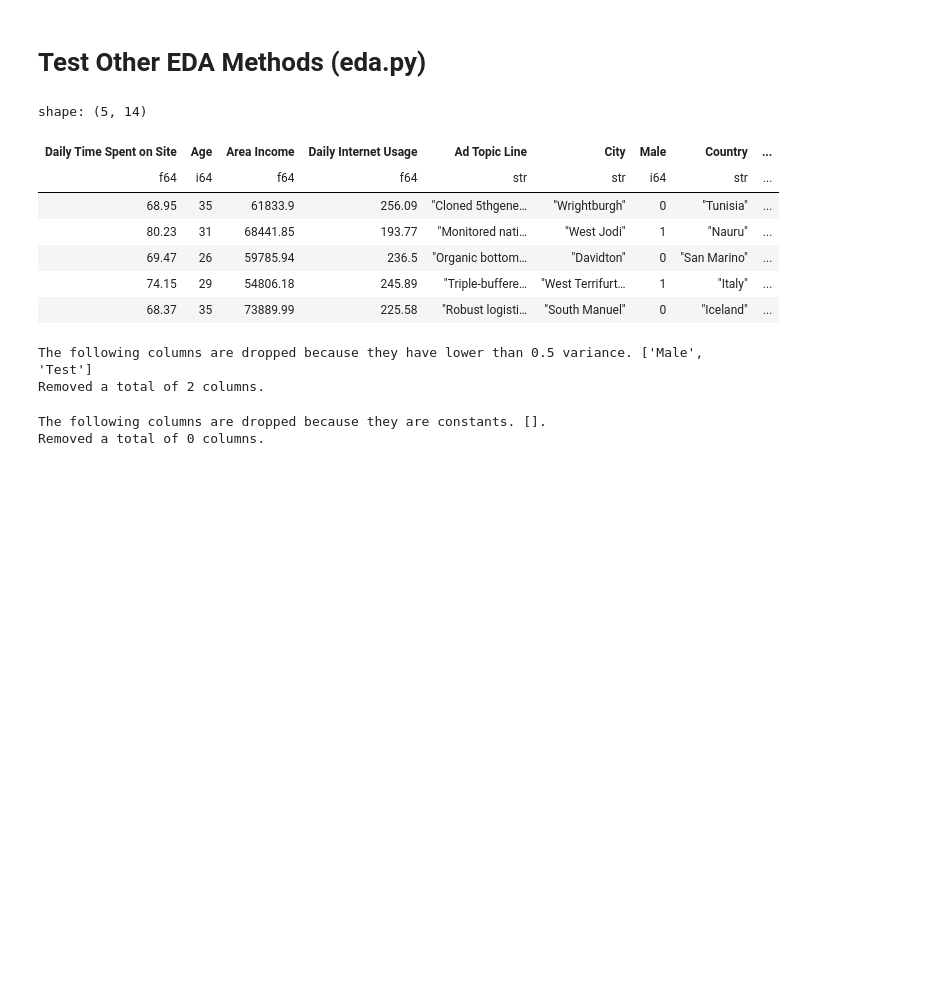
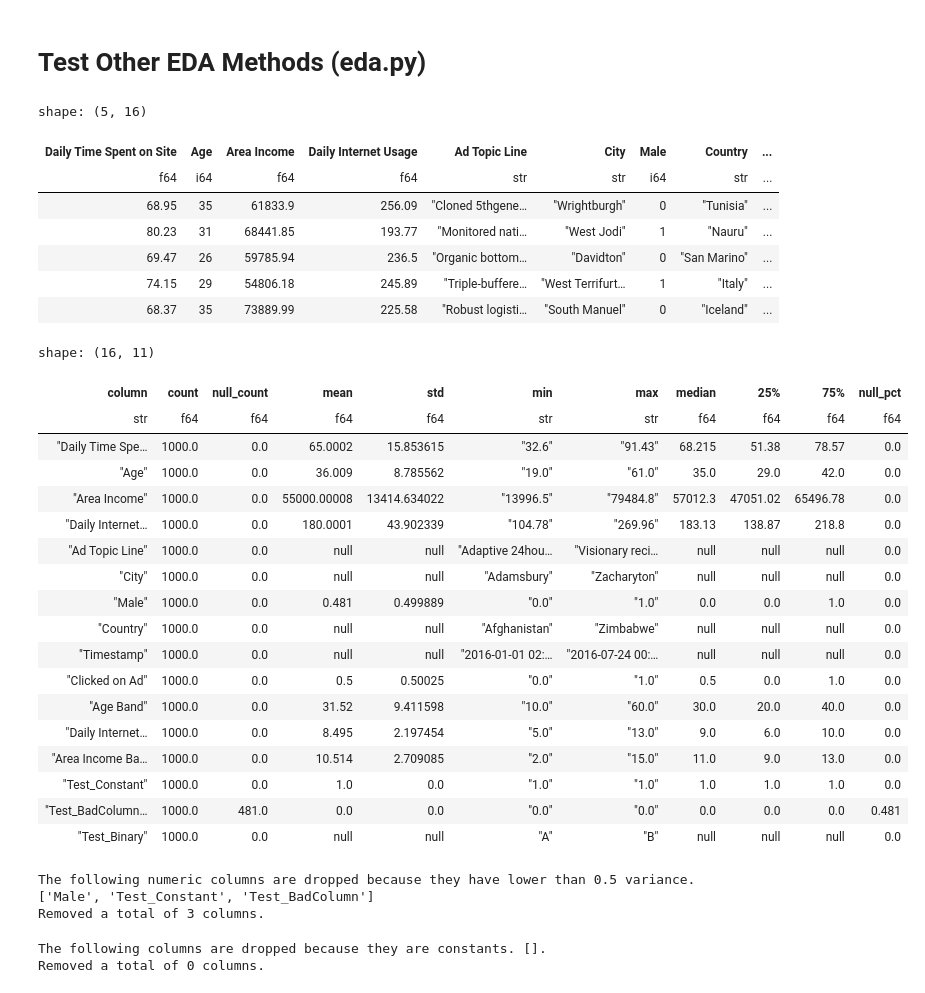
Before and after one commit to abstractqqq/dsds, a Jupyter notebook: examples.ipynb, the cells around one changed output. Saved outputs shown, nothing was run; the diff lists cells and outputs as text; code cells hidden in the pictures; blank space fills up the shorter version.

Commit message:
added percentil binning, better describe

```diff
--- a/examples.ipynb
+++ b/examples.ipynb
@@ -61,11 +61,14 @@ df = pl.read_csv("./data/advertising.csv").with_columns([
     ((pl.col("Age") // 10) * 10).alias("Age Band"),
     (pl.col("Daily Internet Usage") // 20).alias("Daily Internet Usage Band"),
     (pl.col("Area Income") // 5000).alias("Area Income Band"),
-    pl.when(pl.col("Male") == 0).then(0).otherwise(None).alias("Test")
+    pl.lit(1).alias("Test_Constant"),
+    pl.when(pl.col("Male") == 0).then(0).otherwise(None).alias("Test_BadColumn"),
+    pl.when(pl.col("Male") == 0).then("A").otherwise("B").alias("Test_Binary"),
 ])
+target = "Clicked on Ad"
 df.head()
 # %% [output]
-shape: (5, 14)
+shape: (5, 16)
 | Daily Time Spent on Site | Age | Area Income | Daily Internet Usage | Ad Topic Line | City | Male | Country | ... |
 | f64 | i64 | f64 | f64 | str | str | i64 | str | ... |
 | 68.95 | 35 | 61833.9 | 256.09 | "Cloned 5thgene… | "Wrightburgh" | 0 | "Tunisia" | ... |
@@ -73,11 +76,33 @@ shape: (5, 14)
 | 69.47 | 26 | 59785.94 | 236.5 | "Organic bottom… | "Davidton" | 0 | "San Marino" | ... |
 | 74.15 | 29 | 54806.18 | 245.89 | "Triple-buffere… | "West Terrifurt… | 1 | "Italy" | ... |
 | 68.37 | 35 | 73889.99 | 225.58 | "Robust logisti… | "South Manuel" | 0 | "Iceland" | ... |
+# %%
+describe(df)
+# %% [output]
+shape: (16, 11)
+| column | count | null_count | mean | std | min | max | median | 25% | 75% | null_pct |
+| str | f64 | f64 | f64 | f64 | str | str | f64 | f64 | f64 | f64 |
+| "Daily Time Spe… | 1000.0 | 0.0 | 65.0002 | 15.853615 | "32.6" | "91.43" | 68.215 | 51.38 | 78.57 | 0.0 |
+| "Age" | 1000.0 | 0.0 | 36.009 | 8.785562 | "19.0" | "61.0" | 35.0 | 29.0 | 42.0 | 0.0 |
+| "Area Income" | 1000.0 | 0.0 | 55000.00008 | 13414.634022 | "13996.5" | "79484.8" | 57012.3 | 47051.02 | 65496.78 | 0.0 |
+| "Daily Internet… | 1000.0 | 0.0 | 180.0001 | 43.902339 | "104.78" | "269.96" | 183.13 | 138.87 | 218.8 | 0.0 |
+| "Ad Topic Line" | 1000.0 | 0.0 | null | null | "Adaptive 24hou… | "Visionary reci… | null | null | null | 0.0 |
+| "City" | 1000.0 | 0.0 | null | null | "Adamsbury" | "Zacharyton" | null | null | null | 0.0 |
+| "Male" | 1000.0 | 0.0 | 0.481 | 0.499889 | "0.0" | "1.0" | 0.0 | 0.0 | 1.0 | 0.0 |
+| "Country" | 1000.0 | 0.0 | null | null | "Afghanistan" | "Zimbabwe" | null | null | null | 0.0 |
+| "Timestamp" | 1000.0 | 0.0 | null | null | "2016-01-01 02:… | "2016-07-24 00:… | null | null | null | 0.0 |
+| "Clicked on Ad" | 1000.0 | 0.0 | 0.5 | 0.50025 | "0.0" | "1.0" | 0.5 | 0.0 | 1.0 | 0.0 |
+| "Age Band" | 1000.0 | 0.0 | 31.52 | 9.411598 | "10.0" | "60.0" | 30.0 | 20.0 | 40.0 | 0.0 |
+| "Daily Internet… | 1000.0 | 0.0 | 8.495 | 2.197454 | "5.0" | "13.0" | 9.0 | 6.0 | 10.0 | 0.0 |
+| "Area Income Ba… | 1000.0 | 0.0 | 10.514 | 2.709085 | "2.0" | "15.0" | 11.0 | 9.0 | 13.0 | 0.0 |
+| "Test_Constant" | 1000.0 | 0.0 | 1.0 | 0.0 | "1.0" | "1.0" | 1.0 | 1.0 | 1.0 | 0.0 |
+| "Test_BadColumn… | 1000.0 | 481.0 | 0.0 | 0.0 | "0.0" | "0.0" | 0.0 | 0.0 | 0.0 | 0.481 |
+| "Test_Binary" | 1000.0 | 0.0 | null | null | "A" | "B" | null | null | null | 0.0 |
 # %%
-df = var_removal(df, threshold=0.5, target="Clicked on Ad")
+df = var_removal(df, threshold=0.5, target=target)
 # %% [output]
-The following columns are dropped because they have lower than 0.5 variance. ['Male', 'Test']
-Removed a total of 2 columns.
+The following numeric columns are dropped because they have lower than 0.5 variance. ['Male', 'Test_Constant', 'Test_BadColumn']
+Removed a total of 3 columns.
 # %%
 df = constant_removal(df)
 # %% [output]
```
Also changed, not shown: parts of 18 cells of this notebook, 3 other files.
